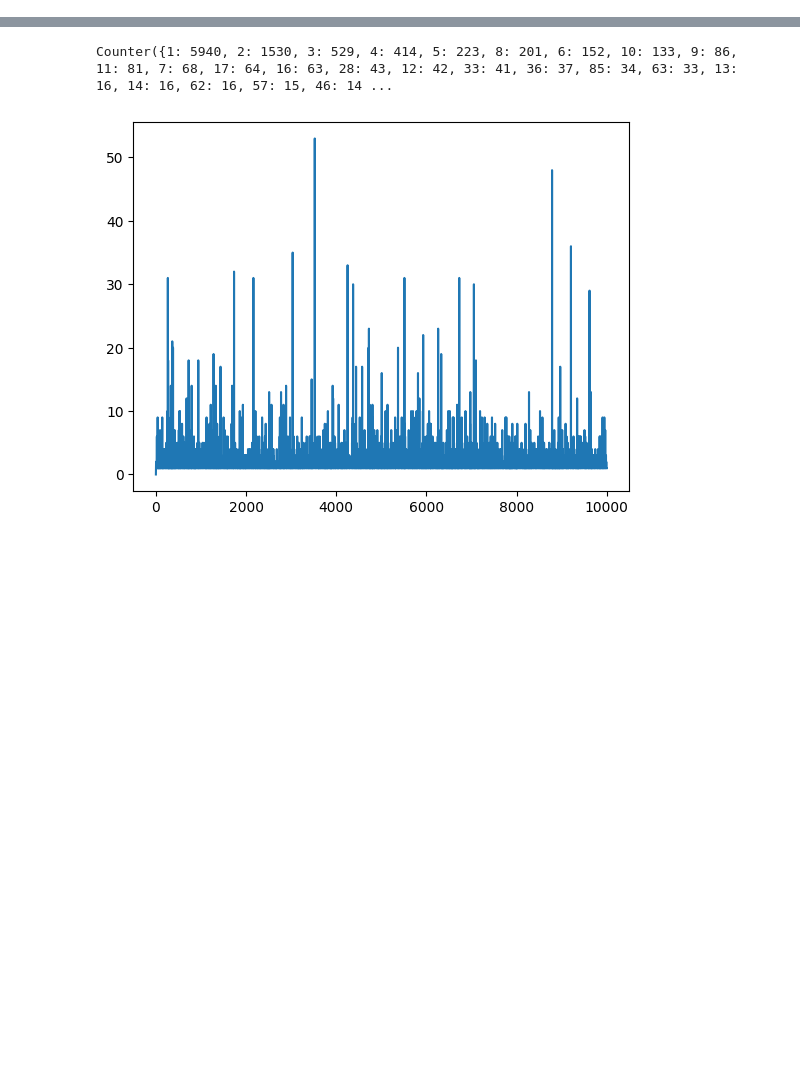
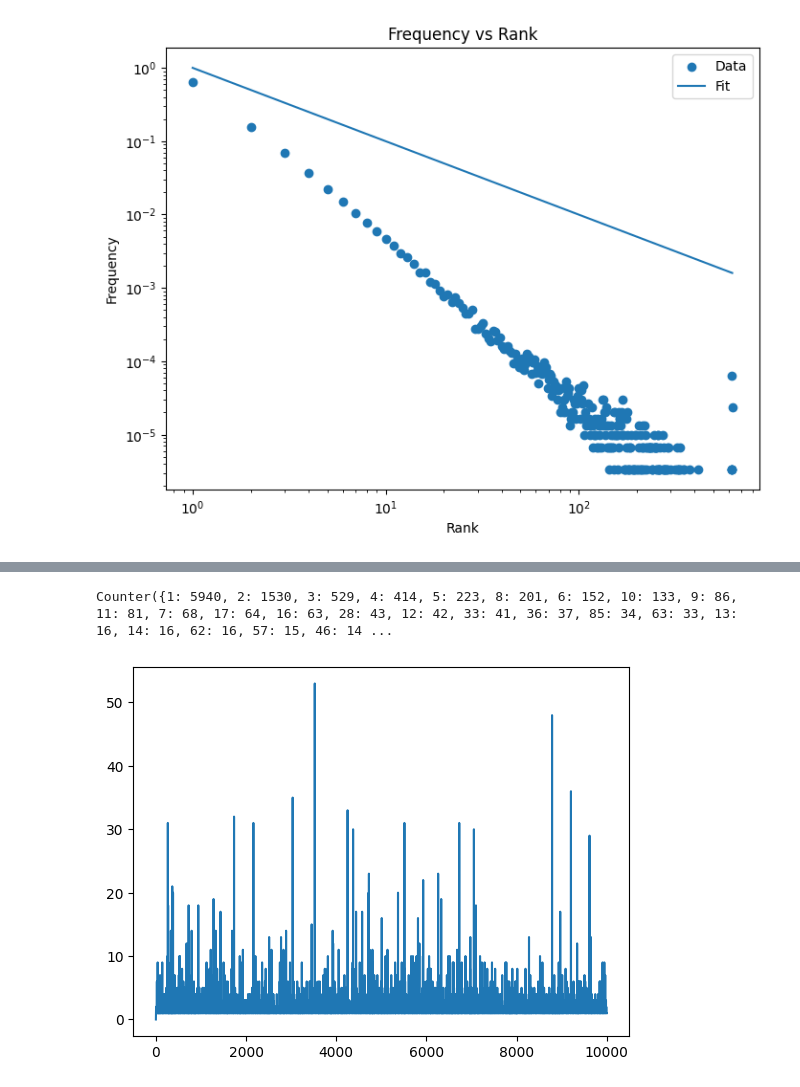
Before and after one commit to vitalismaxim/group_17, a Jupyter notebook: OFC.ipynb, the cells around one changed output, grey strips where cells are left out. Drawn from its saved outputs; the diff is of its cells as text; code cells hidden in the pictures; blank space fills up the shorter version.

```diff
--- a/OFC.ipynb
+++ b/OFC.ipynb
@@ -113,0 +121,13 @@ visualize_states(initial_state_von, final_state_von, title='Cellular Automata St
+# %%
+# take all values of active sites and put them in one array
+active_sites_all_moore = []
+for i in range(n_simulations):
+    active_sites_all_moore += active_sites_moore_array[i]
+active_sites_all_moore = np.array(active_sites_all_moore)
+
+# calculate the frequency
+all_values_moore, all_counts_moore = np.unique(active_sites_all_moore, return_counts=True)
+all_freq_moore = all_counts_moore / len(active_sites_all_moore)
+
+# calculate the rank
+all_rank_moore = np.arange(1, len(all_values_moore)+1)
@@ -114,3 +144,17 @@ visualize_states(initial_state_von, final_state_von, title='Cellular Automata St
+# %%
+# Plot the frequency vs rank
+plt.figure(figsize=(8, 6))
+plt.scatter(all_values_moore, all_freq_moore, label='Data')
+plt.plot(all_values_moore, all_fitted, label='Fit')
+plt.xscale('log')
+plt.yscale('log')
+plt.xlabel('Rank')
+plt.ylabel('Frequency')
+plt.title('Frequency vs Rank')
+plt.legend()
+plt.show()
+# %% [output]
+[figure, added]
 # %%
 # Generate some data with a negative power law distribution
 # For demonstration, let's create a sample array with a negative exponent
```
Also changed, not shown: parts of 6 cells of this notebook.
